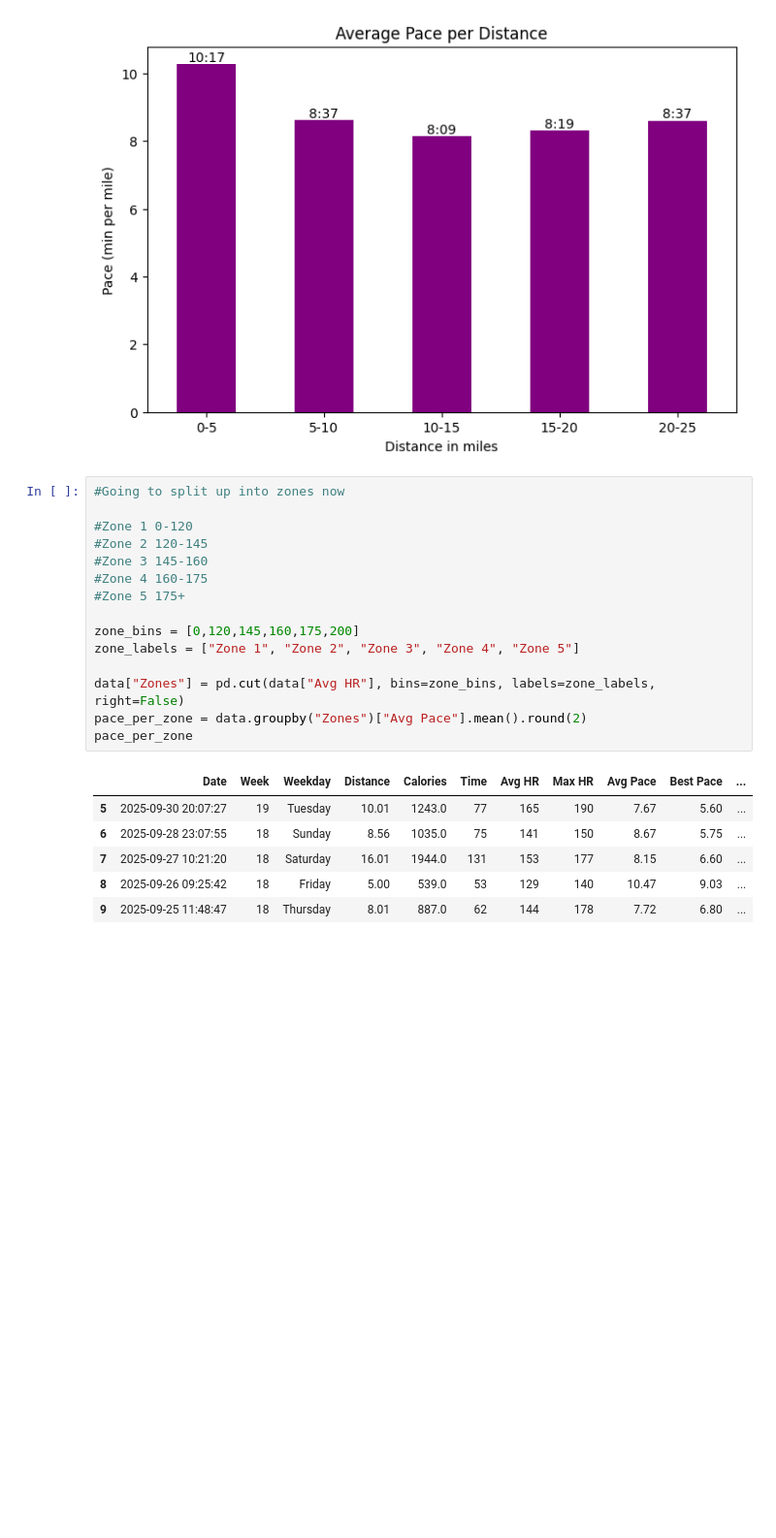
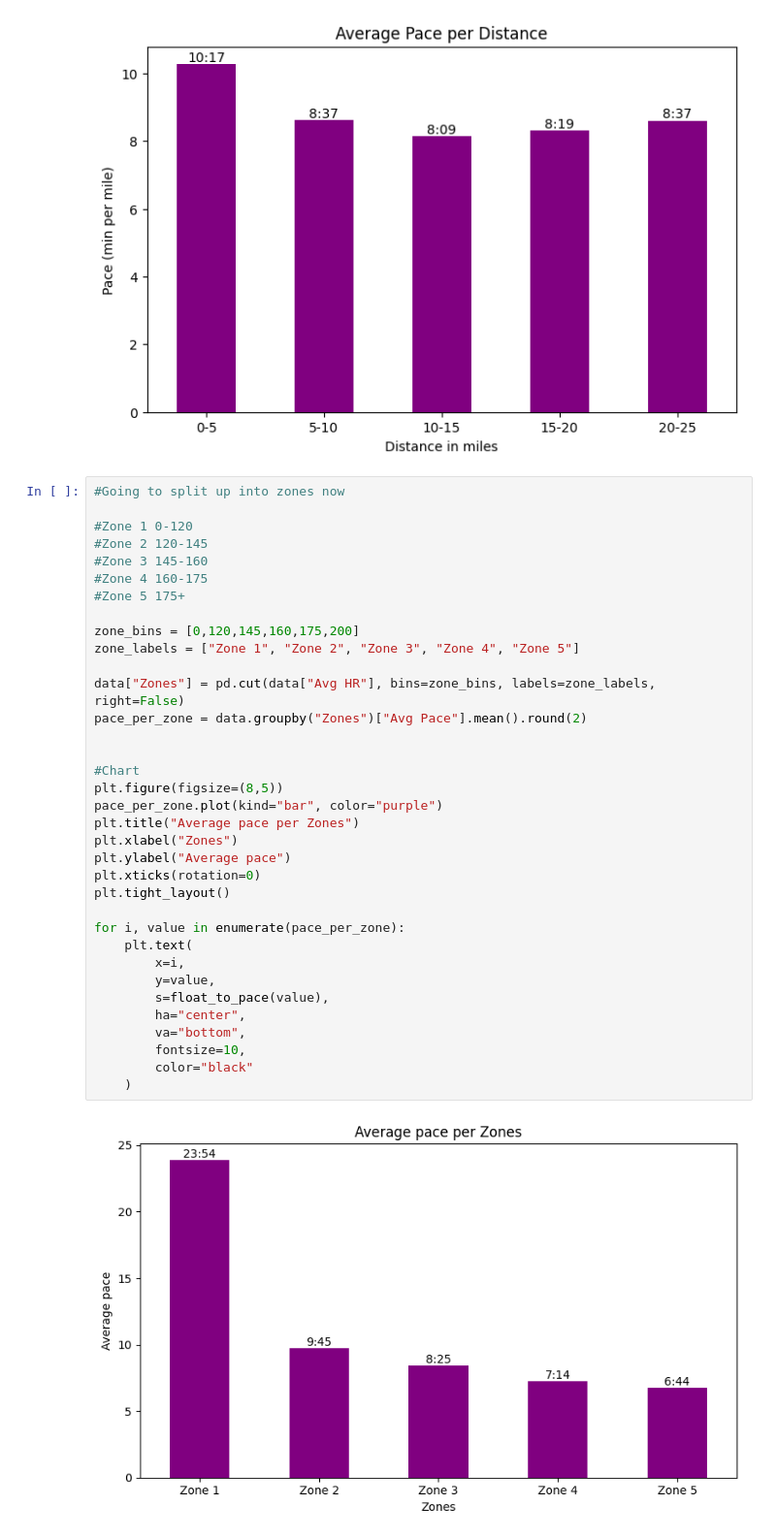
Before and after one commit to JakeBowen2005/Working_With_Garmin_Data, a Jupyter notebook: larger_dataset_visuals.ipynb, the cells around one changed output. Shown at 97% size. Drawn from its saved outputs; the diff is of its cells as text; blank space fills up the shorter version.

Commit message:
Made an average pace per zone chart with labels

```diff
--- a/larger_dataset_visuals.ipynb
+++ b/larger_dataset_visuals.ipynb
@@ -202,22 +202,37 @@ for i, value in enumerate(avg_pace_range):
 # %%
 #Going to split up into zones now
 
 #Zone 1 0-120
 #Zone 2 120-145
 #Zone 3 145-160
 #Zone 4 160-175
 #Zone 5 175+
 
 zone_bins = [0,120,145,160,175,200]
 zone_labels = ["Zone 1", "Zone 2", "Zone 3", "Zone 4", "Zone 5"]
 
 data["Zones"] = pd.cut(data["Avg HR"], bins=zone_bins, labels=zone_labels, right=False)
 pace_per_zone = data.groupby("Zones")["Avg Pace"].mean().round(2)
-pace_per_zone
+
+
+#Chart
+plt.figure(figsize=(8,5))
+pace_per_zone.plot(kind="bar", color="purple")
+plt.title("Average pace per Zones")
+plt.xlabel("Zones")
+plt.ylabel("Average pace")
+plt.xticks(rotation=0)
+plt.tight_layout()
+
+for i, value in enumerate(pace_per_zone):
+    plt.text(
+        x=i,
+        y=value,
+        s=float_to_pace(value),
+        ha="center",
+        va="bottom",
+        fontsize=10,
+        color="black"
+    )
 # %% [output]
-|  | Date | Week | Weekday | Distance | Calories | Time | Avg HR | Max HR | Avg Pace | Best Pace | ... |
-| 5 | 2025-09-30 20:07:27 | 19 | Tuesday | 10.01 | 1243.0 | 77 | 165 | 190 | 7.67 | 5.60 | ... |
-| 6 | 2025-09-28 23:07:55 | 18 | Sunday | 8.56 | 1035.0 | 75 | 141 | 150 | 8.67 | 5.75 | ... |
-| 7 | 2025-09-27 10:21:20 | 18 | Saturday | 16.01 | 1944.0 | 131 | 153 | 177 | 8.15 | 6.60 | ... |
-| 8 | 2025-09-26 09:25:42 | 18 | Friday | 5.00 | 539.0 | 53 | 129 | 140 | 10.47 | 9.03 | ... |
-| 9 | 2025-09-25 11:48:47 | 18 | Thursday | 8.01 | 887.0 | 62 | 144 | 178 | 7.72 | 6.80 | ... |
+[figure, added]
```
